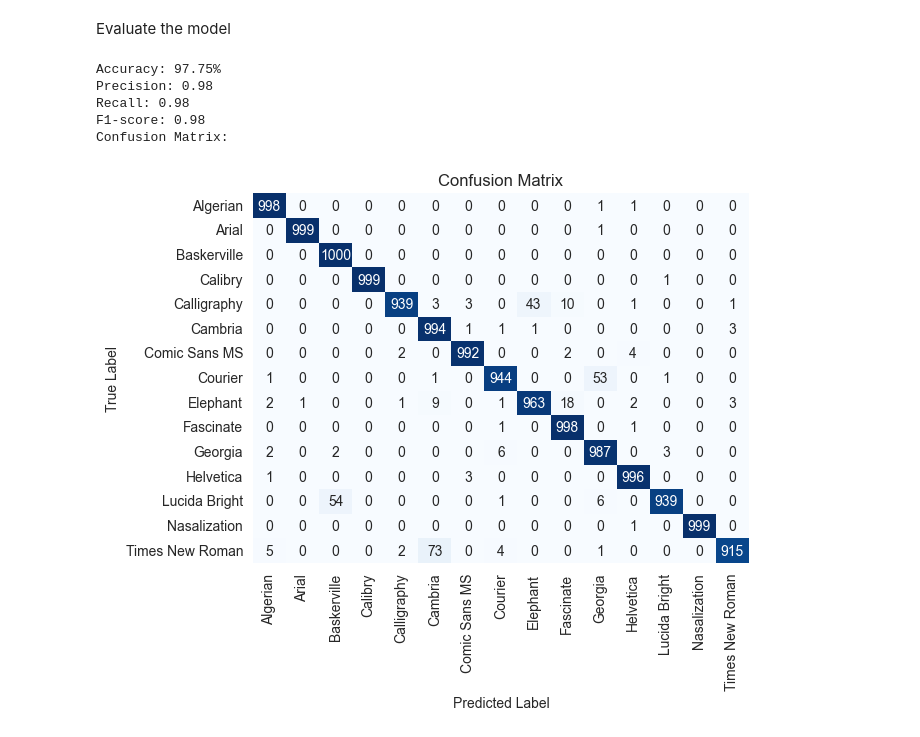
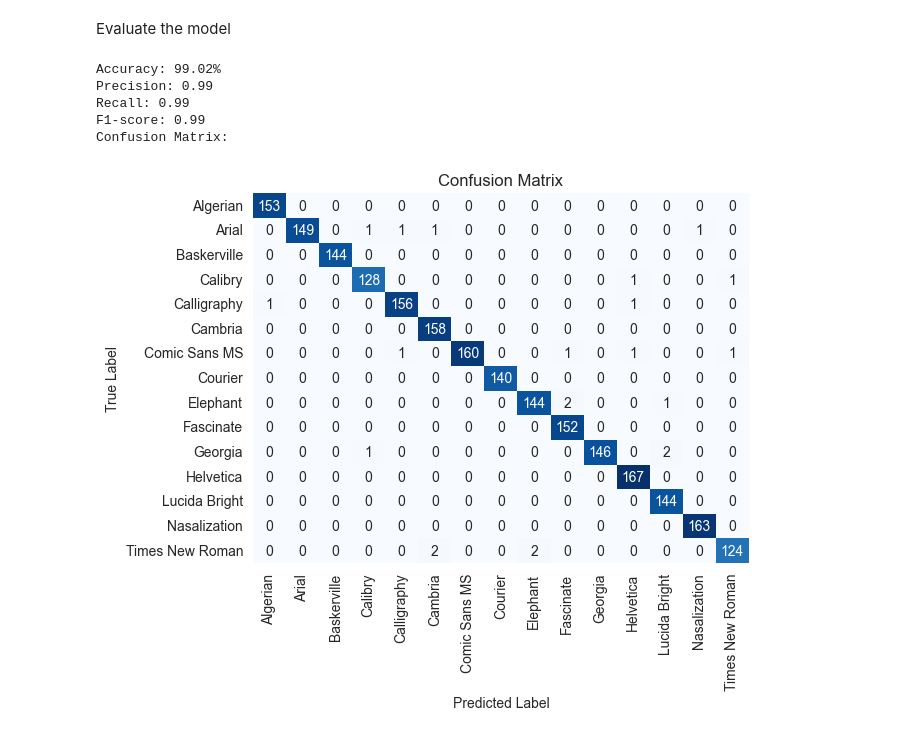
Before and after one commit to MorelliDUniFr/dia-font-classification, a Jupyter notebook: Baisc_Model.ipynb, the cells around one changed output. Cells and saved outputs as stored; diff of their text form; code cells hidden in the pictures.

```diff
--- a/Baisc_Model.ipynb
+++ b/Baisc_Model.ipynb
@@ -61,10 +80,8 @@ Load the model
 # %%
 # Load the model
 model = models.__dict__[model_name](weights=None)
-model.eval()
-
-# Print the model architecture
-# print(model)
+num_ftrs = model.fc.in_features
+model.fc = torch.nn.Linear(num_ftrs, len(class_names))
 
 if torch.backends.mps.is_available():
     mps_device = torch.device("mps")
@@ -83,11 +100,6 @@ print(torch.backends.mps.is_built())
 device = torch.device('mps' if torch.backends.mps.is_available() else 'cpu')
 model = model.to(device)
 print(f'Moving the model to {device}')
-
-# Print the model's state_dict
-# print('Model state_dict:')
-# for param_tensor in model.state_dict():
-    # print(param_tensor, '\t', model.state_dict()[param_tensor].size())
 # %% [output]
 tensor([1.], device='mps:0')
 True
@@ -158,11 +212,6 @@ Model loaded from resnet18_font_classifier.pth
 # %% [markdown]
 Evaluate the model
 # %%
-# Load the test dataset
-test_data_dir = 'fonts'
-test_dataset = datasets.ImageFolder(root=test_data_dir, transform=transform)
-test_data_loader = torch.utils.data.DataLoader(test_dataset, batch_size=batch_size, shuffle=True)
-
 # Set the model to evaluation mode
 model.eval()
 
@@ -172,7 +221,7 @@ predicted_labels = []
 
 # Disable gradient computation for evaluation
 with torch.no_grad():
-    for images, labels in test_data_loader:
+    for images, labels in test_loader:
         images = images.to(device)
         labels = labels.to(device)
 
@@ -189,35 +238,35 @@ with torch.no_grad():
 # Convert lists to numpy arrays
 true_labels = np.array(true_labels)
 predicted_labels = np.array(predicted_labels)
 
 # Compute accuracy
 accuracy = accuracy_score(true_labels, predicted_labels)
 print('Accuracy: {:.2f}%'.format(100 * accuracy))
 
 # Compute precision
 precision = precision_score(true_labels, predicted_labels, average='weighted')
 print('Precision: {:.2f}'.format(precision))
 
 # Compute recall
 recall = recall_score(true_labels, predicted_labels, average='weighted')
 print('Recall: {:.2f}'.format(recall))
 
 # Compute F1-score
 f1 = f1_score(true_labels, predicted_labels, average='weighted')
 print('F1-score: {:.2f}'.format(f1))
 
 # Compute confusion matrix
 conf_matrix = confusion_matrix(true_labels, predicted_labels)
 print(f'Confusion Matrix:')
 sns.heatmap(conf_matrix, annot=True, cmap='Blues', fmt='g', cbar=False, xticklabels=class_names, yticklabels=class_names)
 plt.title('Confusion Matrix')
 plt.xlabel('Predicted Label')
 plt.ylabel('True Label')
 plt.show()
 # %% [output]
-Accuracy: 97.75%
-Precision: 0.98
-Recall: 0.98
-F1-score: 0.98
+Accuracy: 99.02%
+Precision: 0.99
+Recall: 0.99
+F1-score: 0.99
 Confusion Matrix:
-[figure, old version]
+[figure, new version]
```
Also changed, not shown: parts of 4 cells of this notebook, 1 other file.
